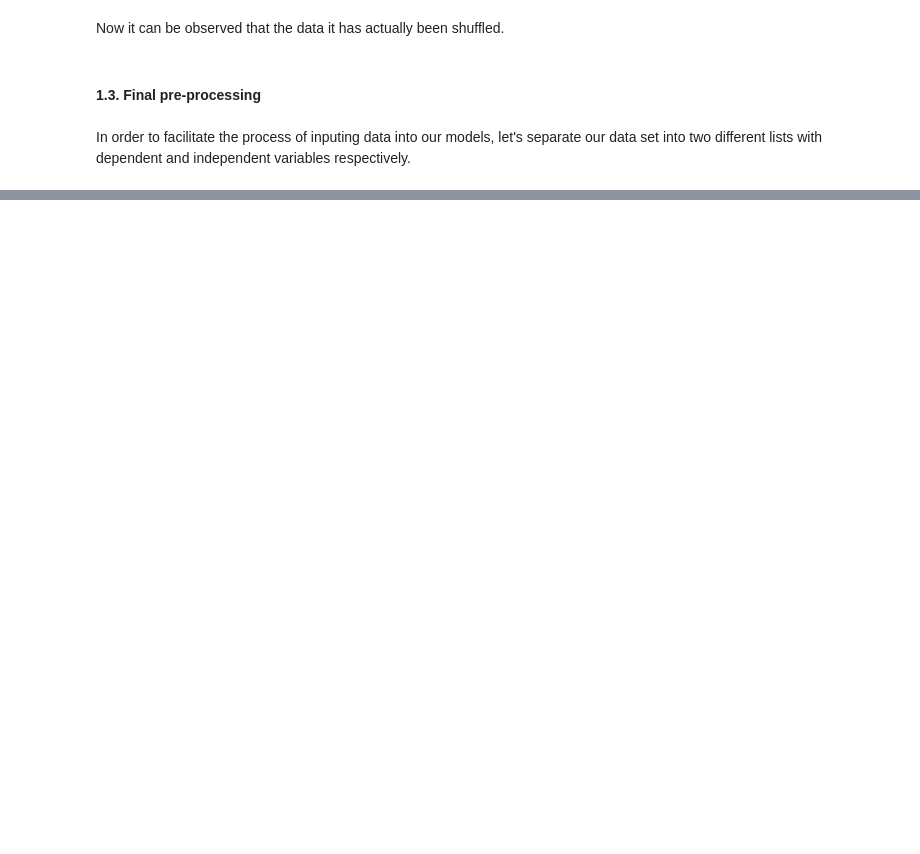
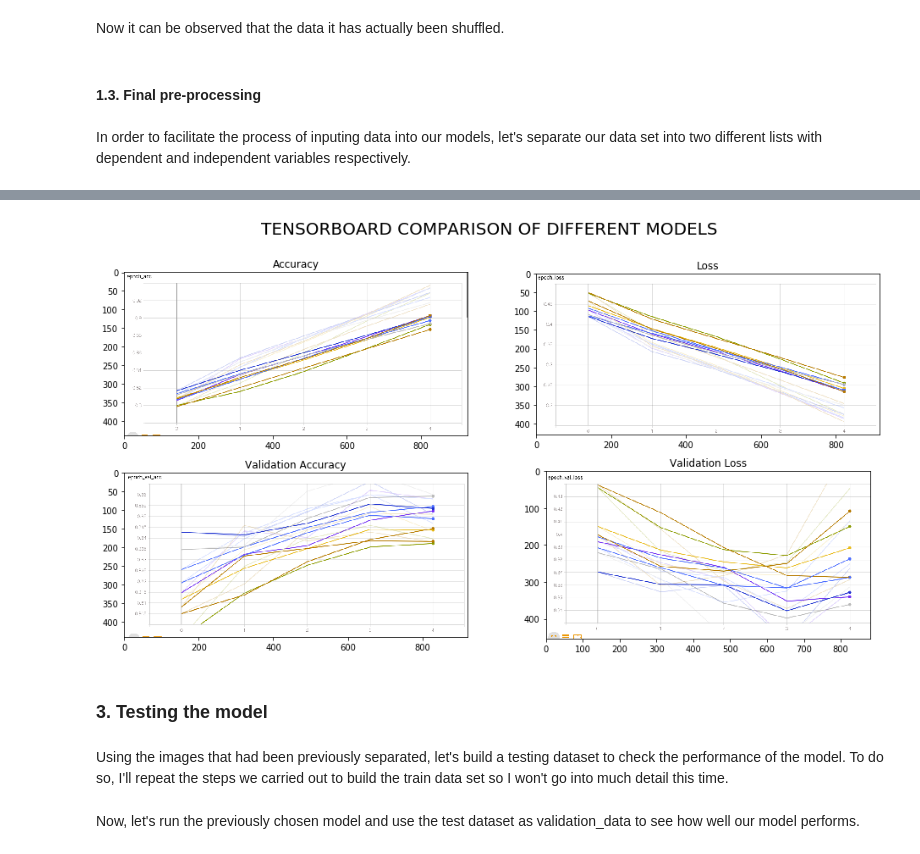
Before and after one commit to dfelicesm/Image-Recognition-Convolutional-Neural-Networks-with-Keras, a Jupyter notebook: flower-recognition.ipynb, the cells around one changed output, grey strips where cells are left out. Cells and saved outputs as stored; diff of their text form; code cells hidden in the pictures; blank space fills up the shorter version.

```diff
--- a/flower-recognition.ipynb
+++ b/flower-recognition.ipynb
@@ -103,0 +198,24 @@ for dependent, independent in training:
+# %%
+path = "logs/"
+accuracy = "accuracy.jpg"
+loss = "loss.jpg"
+validation_accuracy = "validation_acc.jpg"
+validation_loss = "val_loss.jpg"
+
+f, ax = plt.subplots(2, 2, figsize = (16, 8))
+f.suptitle("TENSORBOARD COMPARISON OF DIFFERENT MODELS", fontsize = 20)
+ax[0,0].imshow(cv2.imread(path + accuracy))
+ax[0,0].set_title("Accuracy")
+ax[0,1].imshow(cv2.imread(path + loss))
+ax[0,1].set_title("Loss")
+ax[1,0].imshow(cv2.imread(path + validation_accuracy))
+ax[1,0].set_title("Validation Accuracy")
+ax[1,1].imshow(cv2.imread(path + validation_loss))
+ax[1,1].set_title("Validation Loss")
+plt.show()
+# %% [output]
+[figure, added]
+# %% [markdown]
+### 3. Testing the model
+# %% [markdown]
+Using the images that had been previously separated, let's build a testing dataset to check the performance of the model. To do so, I'll repeat the steps we carried out to build the train data set so I won't go into much detail this time.
@@ -103,0 +259,2 @@ for dependent, independent in training:
+# %% [markdown]
+Now, let's run the previously chosen model and use the test dataset as validation_data to see how well our model performs.
```
Also changed, not shown: parts of 19 cells of this notebook, 20 other files.
